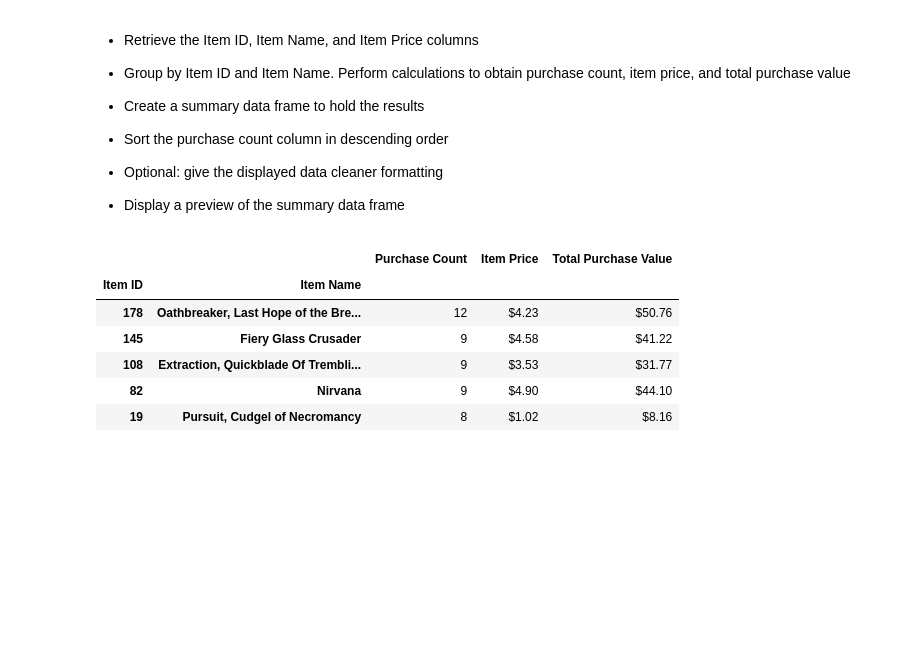
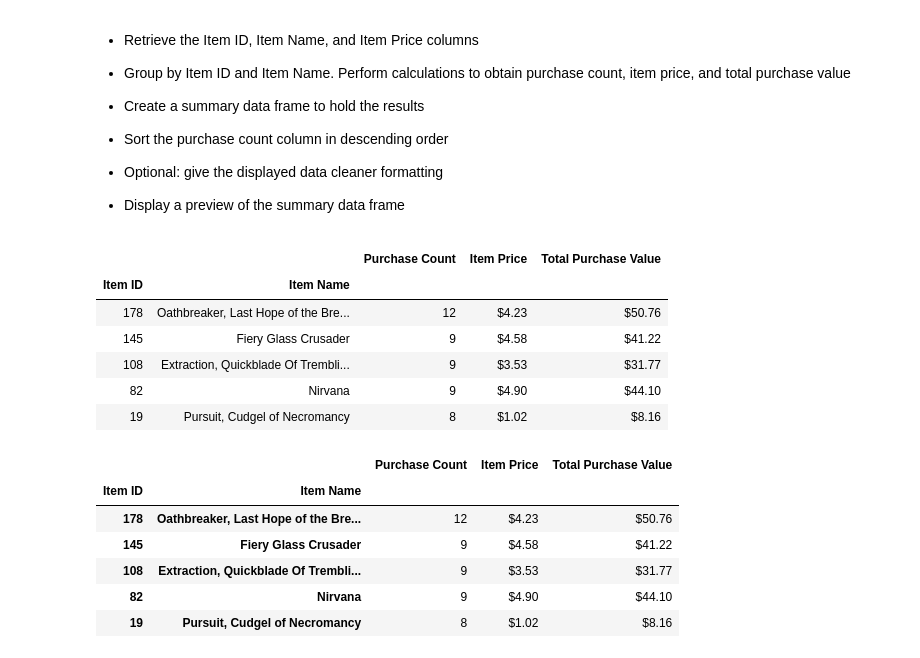
Before and after one commit to Jhyrryl/homework, a Jupyter notebook: pandas-challenge/HeroesOfPymoli/HeroesOfPymoli.ipynb, the cells around one changed output. Saved outputs shown, nothing was run; the diff lists cells and outputs as text; code cells hidden in the pictures; blank space fills up the shorter version.

```diff
--- a/pandas-challenge/HeroesOfPymoli/HeroesOfPymoli.ipynb
+++ b/pandas-challenge/HeroesOfPymoli/HeroesOfPymoli.ipynb
@@ -213,7 +219,7 @@ age_df.sort_index()
 * Display the summary data frame
 # %%
 age_df = purchase_data.copy()
-full_bins = pd.cut(age_groups_data['Age'], bounds, labels=labels)
+full_bins = pd.cut(age_df['Age'], bounds, labels=labels)
 age_g = age_df.groupby(by=full_bins)
 
 age_pur_counts = age_g['Price'].count()
@@ -221,12 +227,12 @@ age_pur_sums = age_g['Price'].sum()
 age_pur_avgs = age_g['Price'].mean()
 age_pur_pers = age_pur_sums / age_counts
 
-purchase_columns = ["Purchase Count", "Average Purchase Price", "Total Purchase Value", "Avg Total Purchase per Person"]
+age_columns = ["Purchase Count", "Average Purchase Price", "Total Purchase Value", "Avg Total Purchase per Person"]
 age_data = {}
 for ndx in labels:
     age_data[ndx] = [age_pur_counts[ndx], dollarize(age_pur_avgs[ndx]), dollarize(age_pur_sums[ndx]), dollarize(age_pur_pers[ndx])]
 
-age_analysis = pd.DataFrame.from_dict(age_data, orient='index', columns=purchase_columns)
+age_analysis = pd.DataFrame.from_dict(age_data, orient='index', columns=age_columns)
 age_analysis
 # %% [output]
 |  | Purchase Count | Average Purchase Price | Total Purchase Value | Avg Total Purchase per Person |
@@ -265,3 +271,21 @@ age_analysis
 
 
 * Display a preview of the summary data frame
+# %%
+name_df = purchase_data.copy()
+name_g = name_df.groupby('SN')
+
+top_counts = name_g['Price'].count()
+top_sums = name_g['Price'].sum()
+top_avgs = name_g['Price'].mean()
+
+top_columns = ["SN", "Purchase Count", "Average Purchase Price", "Total Purchase Value", "raw_sums"]
+top_data = []
+for sn in players:
+    r = [sn, top_counts[sn], dollarize(top_avgs[sn]), dollarize(top_sums[sn]), top_sums[sn]]
+    top_data.append(r)
+
+top_analysis = pd.DataFrame.from_records(top_data, index='SN', columns=top_columns)
+top_analysis.sort_values('raw_sums', inplace=True, ascending=False)
+top_analysis.drop('raw_sums', axis=1, inplace=True)
+top_analysis.head()
@@ -293,6 +325,33 @@ age_analysis
 
 
 * Display a preview of the summary data frame
+# %%
+items_df = purchase_data[['Item ID', 'Item Name', 'Price']]
+items_df.set_index('Item ID')
+items_df.rename(columns={'Price':'Item Price'}, inplace=True)
+item_g = items_df.groupby(by=['Item ID', 'Item Name'])
+
+item_counts = item_g['Item ID'].count()
+item_prices = item_g['Item Price'].mean()
+item_sums = item_g['Item Price'].sum()
+
+item_columns = ["Item ID", "Item Name", "Purchase Count", "Item Price", "Total Purchase Value"]
+item_data = []
+for ndx in item_g.indices:
+    r = [ndx[0], ndx[1], item_counts[ndx], dollarize(item_prices[ndx]), dollarize(item_sums[ndx])]
+    item_data.append(r)
+
+item_analysis = pd.DataFrame.from_records(item_data, index=["Item ID", "Item Name"], columns=item_columns)
+item_analysis.sort_values('Purchase Count', inplace=True, ascending=False)
+item_analysis.head()
+# %% [output]
+|  |  | Purchase Count | Item Price | Total Purchase Value |
+| Item ID | Item Name |  |  |  |
+| 178 | Oathbreaker, Last Hope of the Bre... | 12 | $4.23 | $50.76 |
+| 145 | Fiery Glass Crusader | 9 | $4.58 | $41.22 |
+| 108 | Extraction, Quickblade Of Trembli... | 9 | $3.53 | $31.77 |
+| 82 | Nirvana | 9 | $4.90 | $44.10 |
+| 19 | Pursuit, Cudgel of Necromancy | 8 | $1.02 | $8.16 |
 # %%
 # %% [output]
 |  |  | Purchase Count | Item Price | Total Purchase Value |
```
Also changed, not shown: parts of 6 cells of this notebook.
